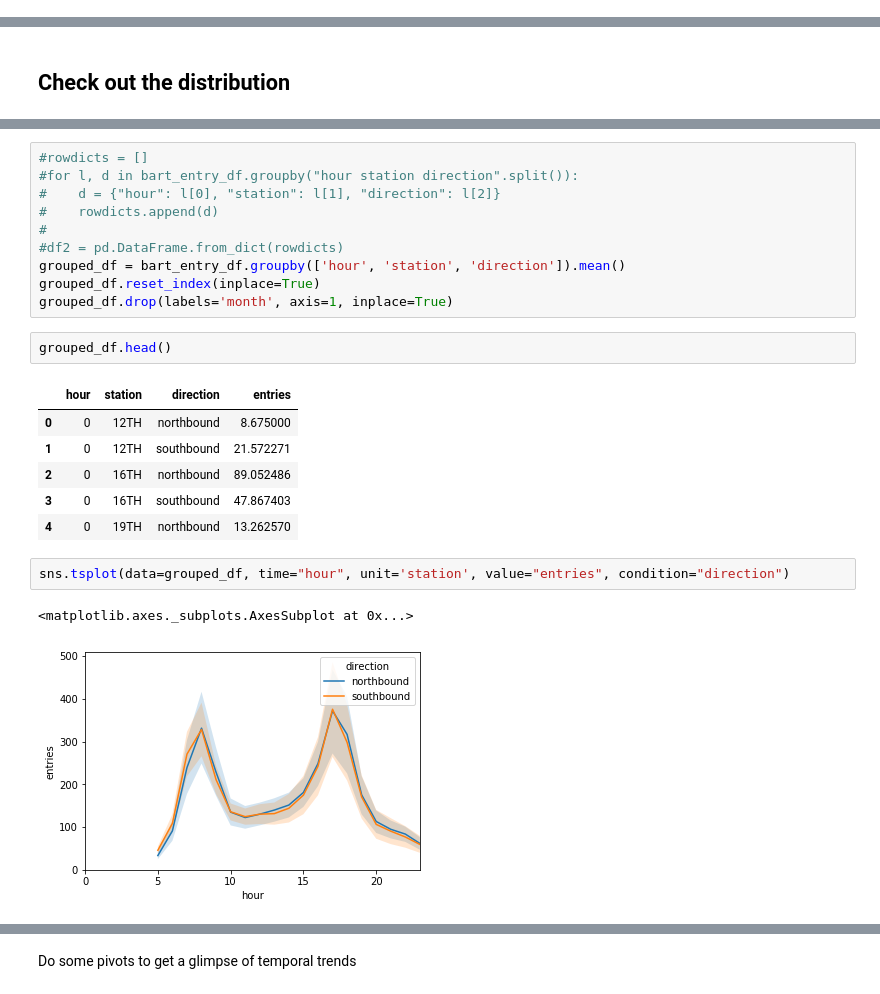
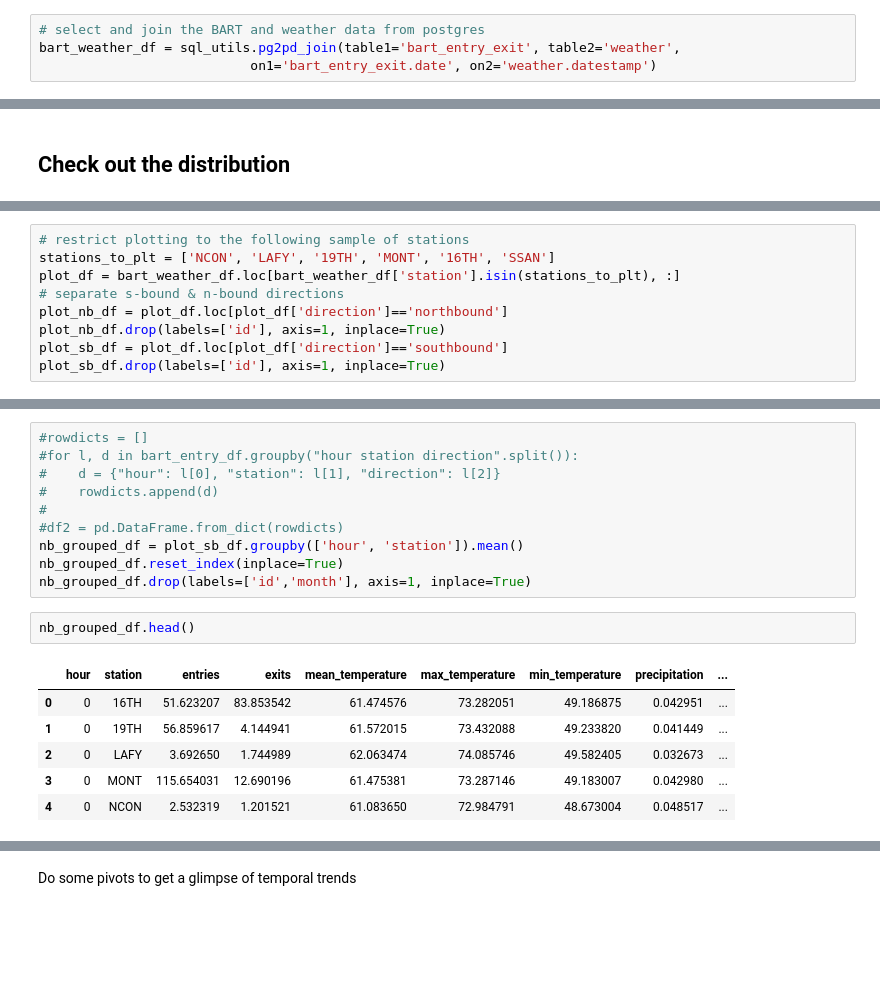
Before and after one commit to bkhurley/beat_the_crowd, a Jupyter notebook: explore.ipynb, the cells around one changed output, grey strips where cells are left out. Drawn from its saved outputs; the diff is of its cells as text; blank space fills up the shorter version.

```diff
--- a/explore.ipynb
+++ b/explore.ipynb
@@ -32 +19,5 @@ con.close() #close dn connection
+# %%
+# select and join the BART and weather data from postgres
+bart_weather_df = sql_utils.pg2pd_join(table1='bart_entry_exit', table2='weather',
+                           on1='bart_entry_exit.date', on2='weather.datestamp')
 # %%
@@ -76,0 +117,9 @@ sns.distplot(entry_exit_df['entries'])
+# %%
+# restrict plotting to the following sample of stations
+stations_to_plt = ['NCON', 'LAFY', '19TH', 'MONT', '16TH', 'SSAN']
+plot_df = bart_weather_df.loc[bart_weather_df['station'].isin(stations_to_plt), :]
+# separate s-bound & n-bound directions
+plot_nb_df = plot_df.loc[plot_df['direction']=='northbound']
+plot_nb_df.drop(labels=['id'], axis=1, inplace=True)
+plot_sb_df = plot_df.loc[plot_df['direction']=='southbound']
+plot_sb_df.drop(labels=['id'], axis=1, inplace=True)
@@ -81,20 +147,15 @@ sns.distplot(entry_exit_df['entries'])
 #    rowdicts.append(d)
 #
 #df2 = pd.DataFrame.from_dict(rowdicts)
-grouped_df = bart_entry_df.groupby(['hour', 'station', 'direction']).mean()
-grouped_df.reset_index(inplace=True)
-grouped_df.drop(labels='month', axis=1, inplace=True)
+nb_grouped_df = plot_sb_df.groupby(['hour', 'station']).mean()
+nb_grouped_df.reset_index(inplace=True)
+nb_grouped_df.drop(labels=['id','month'], axis=1, inplace=True)
 # %%
-grouped_df.head()
+nb_grouped_df.head()
 # %% [output]
-|  | hour | station | direction | entries |
-| 0 | 0 | 12TH | northbound | 8.675000 |
-| 1 | 0 | 12TH | southbound | 21.572271 |
-| 2 | 0 | 16TH | northbound | 89.052486 |
-| 3 | 0 | 16TH | southbound | 47.867403 |
-| 4 | 0 | 19TH | northbound | 13.262570 |
+|  | hour | station | entries | exits | mean_temperature | max_temperature | min_temperature | precipitation | ... |
+| 0 | 0 | 16TH | 51.623207 | 83.853542 | 61.474576 | 73.282051 | 49.186875 | 0.042951 | ... |
+| 1 | 0 | 19TH | 56.859617 | 4.144941 | 61.572015 | 73.432088 | 49.233820 | 0.041449 | ... |
+| 2 | 0 | LAFY | 3.692650 | 1.744989 | 62.063474 | 74.085746 | 49.582405 | 0.032673 | ... |
+| 3 | 0 | MONT | 115.654031 | 12.690196 | 61.475381 | 73.287146 | 49.183007 | 0.042980 | ... |
+| 4 | 0 | NCON | 2.532319 | 1.201521 | 61.083650 | 72.984791 | 48.673004 | 0.048517 | ... |
-# %%
-sns.tsplot(data=grouped_df, time="hour", unit='station', value="entries", condition="direction")
-# %% [output]
-<matplotlib.axes._subplots.AxesSubplot at 0x...>
-[figure, removed]
```
Also changed, not shown: parts of 24 cells of this notebook, 29 other files.
